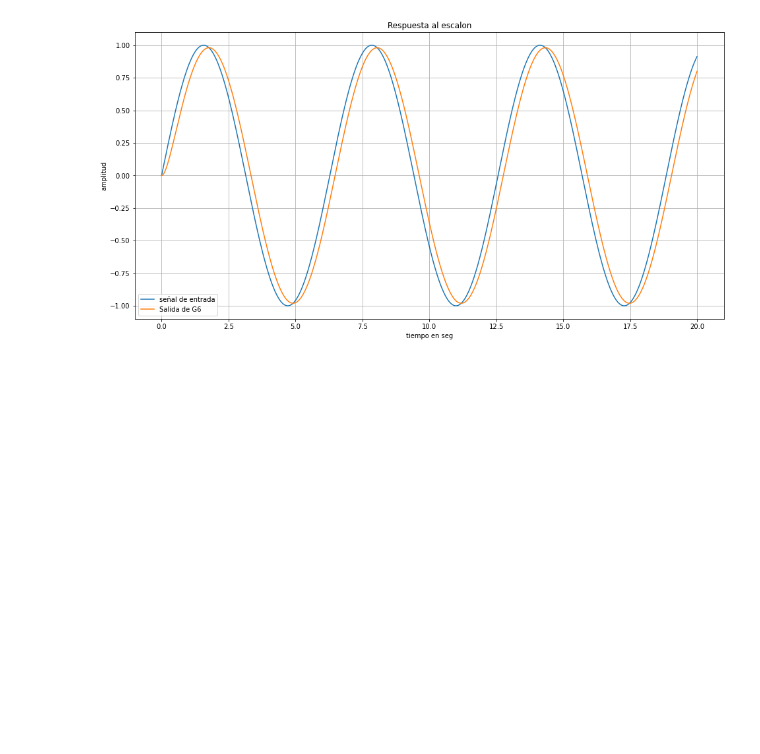
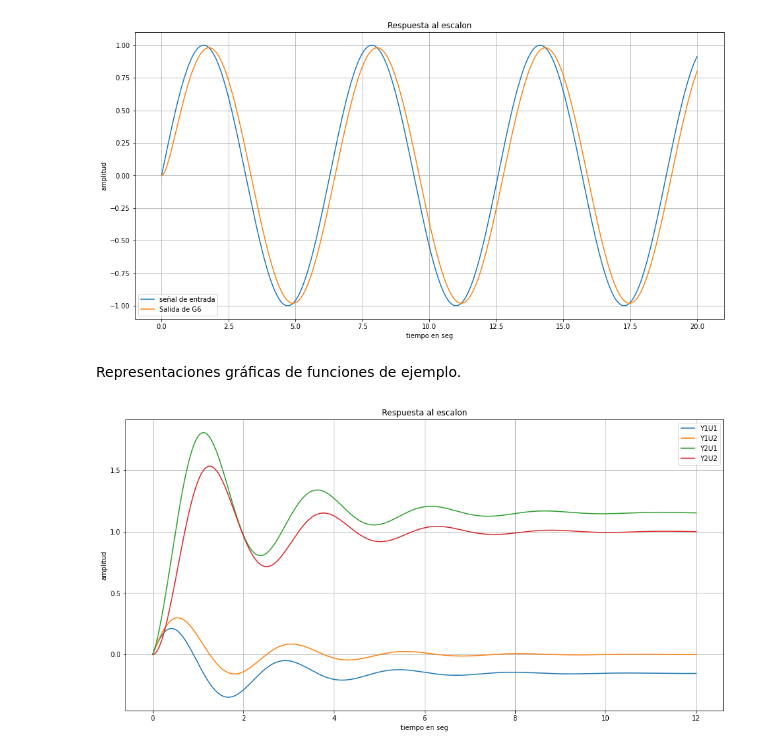
Before and after one commit to FrankAlvaradoR/Teor-a-de-Control, a Jupyter notebook: Transitory_Response.ipynb, the cells around one changed output. Cells and saved outputs as stored; diff of their text form; code cells hidden in the pictures; blank space fills up the shorter version.

```diff
--- a/Transitory_Response.ipynb
+++ b/Transitory_Response.ipynb
@@ -391,3 +409,30 @@ plt.grid()
 -----
 s + 5
 [figure]
+# %% [markdown]
+Representaciones gráficas de funciones de ejemplo.
+# %%
+s=co.tf('s') # La variable de la función de transferencia
+Y1U1 = (s-1)/(s**2+s+6.5)
+Y1U2 = (s)/(s**2+s+6.5)
+Y2U1 = (s+7.5)/(s**2+s+6.5)
+Y2U2 = (6.5)/(s**2+s+6.5)
+
+t = np.linspace(0,12,1000)      #vector de tiempo
+plt.figure(figsize=(16,8))      #tamaño de la figura
+
+tiempo, y1u1 = co.step_response(Y1U1,t)
+plt.plot(t,y1u1, label='Y1U1')
+tiempo, y1u2 = co.step_response(Y1U2,t)
+plt.plot(t,y1u2, label='Y1U2')
+tiempo, y2u1 = co.step_response(Y2U1,t)
+plt.plot(t,y2u1, label='Y2U1')
+tiempo, y2u2 = co.step_response(Y2U2,t)
+plt.plot(t,y2u2, label='Y2U2')
+plt.xlabel('tiempo en seg')
+plt.ylabel('amplitud')
+plt.title('Respuesta al escalon')
+plt.legend()
+plt.grid()
+# %% [output]
+[figure, added]
```
Also changed, not shown: parts of 1 cell of this notebook.
